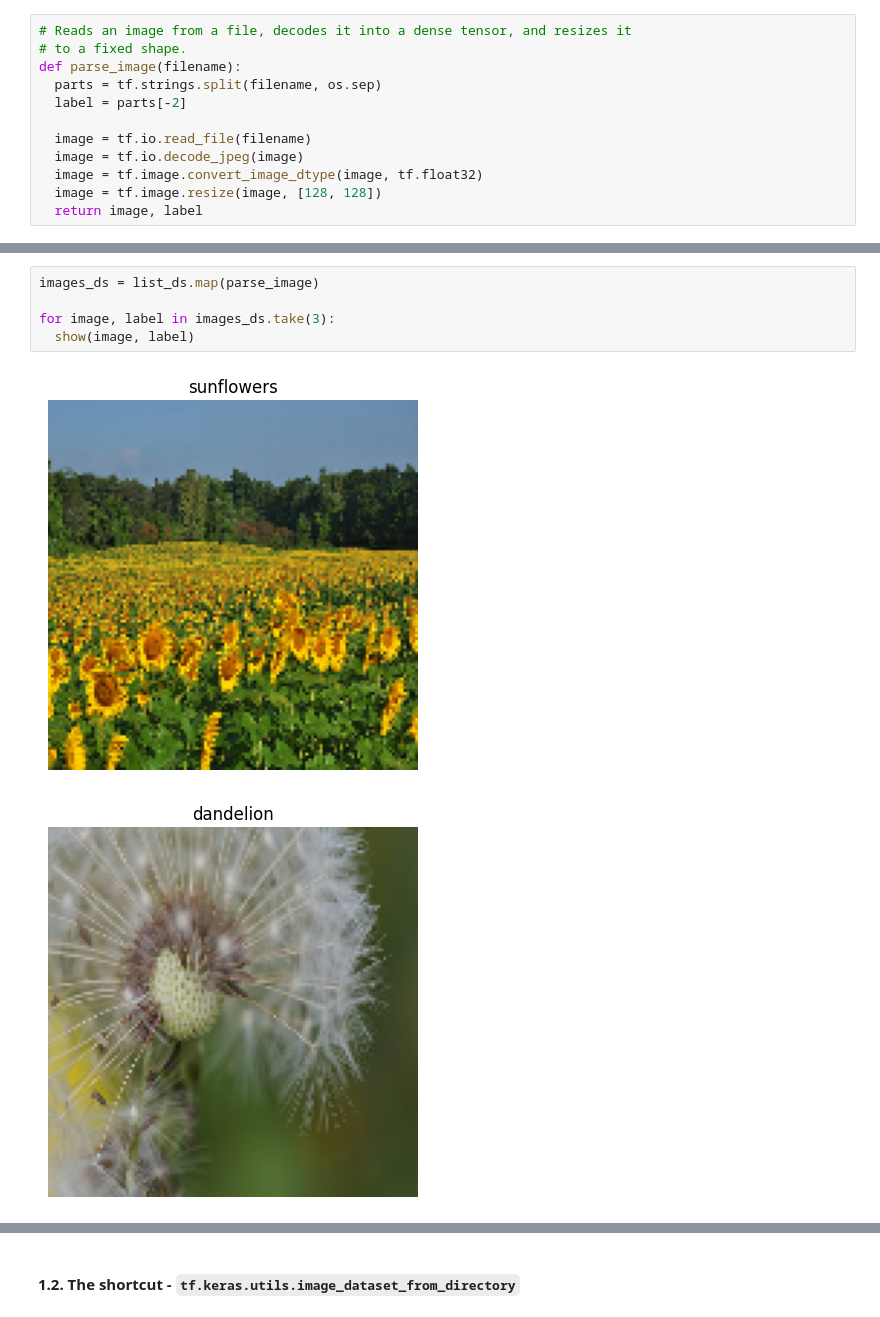
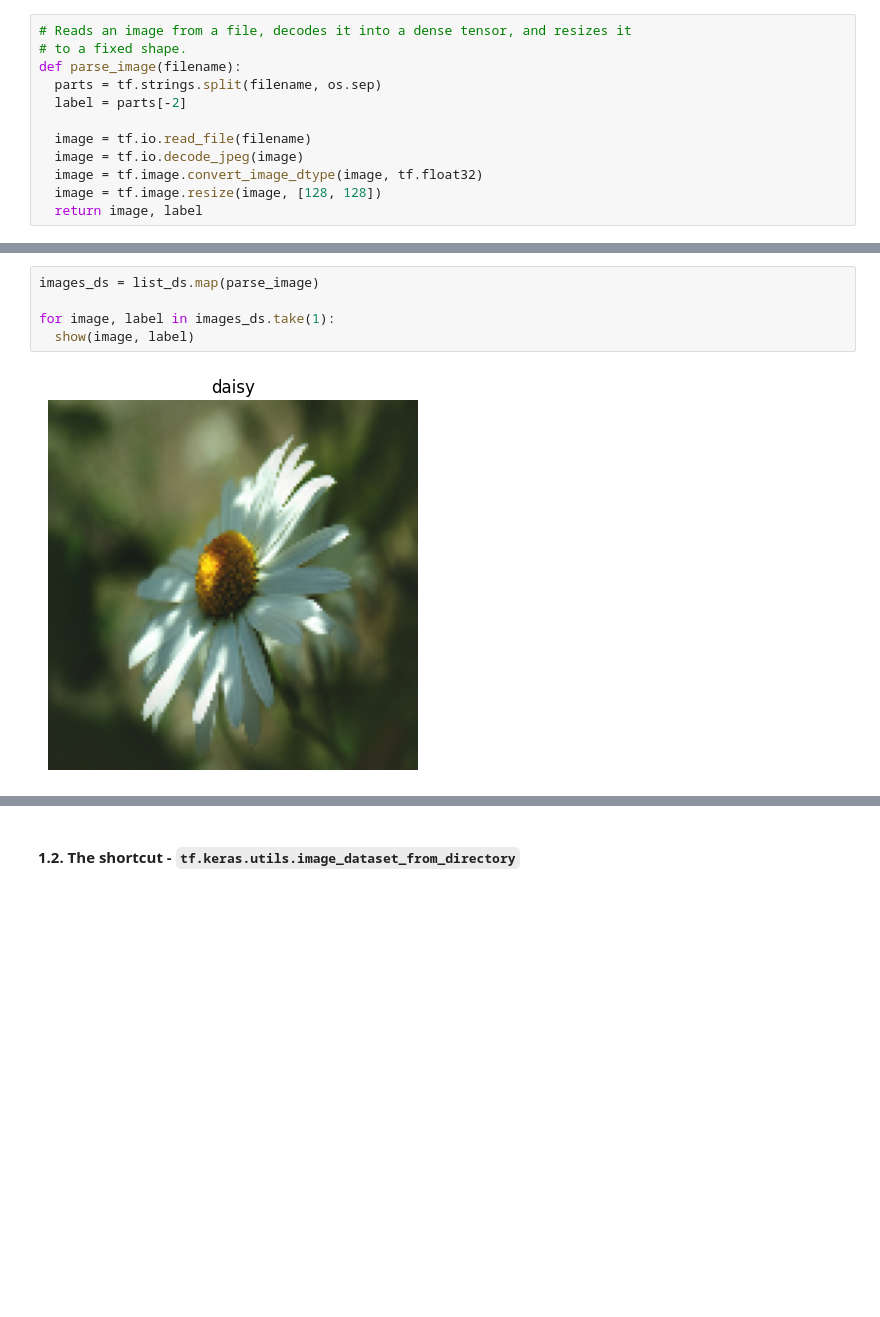
Before and after one commit to dtuleva/DL_23_Lectures_and_Quests, a Jupyter notebook: quest_02_Explore_Data_and_Models.ipynb, the cells around one changed output, grey strips where cells are left out. Drawn from its saved outputs; the diff is of its cells as text; blank space fills up the shorter version.

```diff
--- a/quest_02_Explore_Data_and_Models.ipynb
+++ b/quest_02_Explore_Data_and_Models.ipynb
@@ -143,8 +143,7 @@ show(image, label)
 # %%
 images_ds = list_ds.map(parse_image)
 
-for image, label in images_ds.take(3):
+for image, label in images_ds.take(1):
   show(image, label)
 # %% [output]
-[figure, old version]
+[figure, new version]
-[figure, removed]
```
Also changed, not shown: parts of 18 cells of this notebook.
